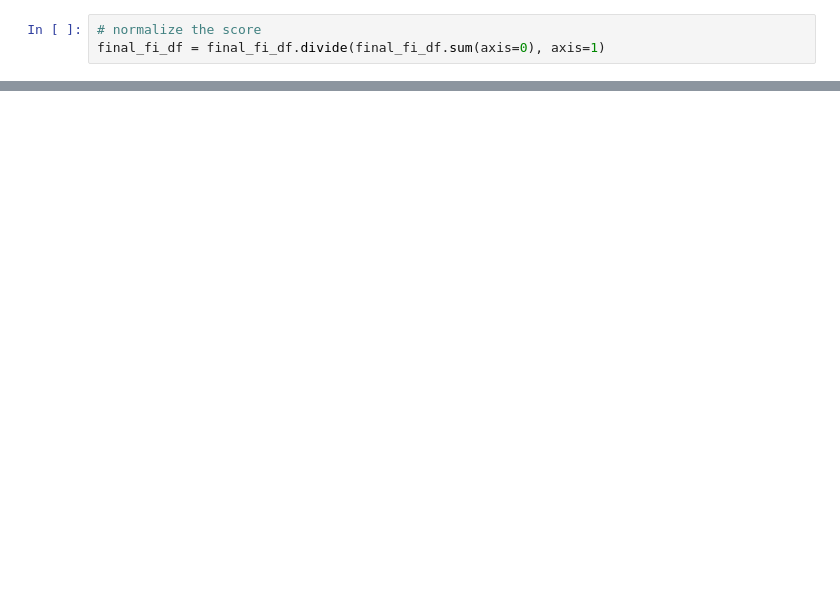
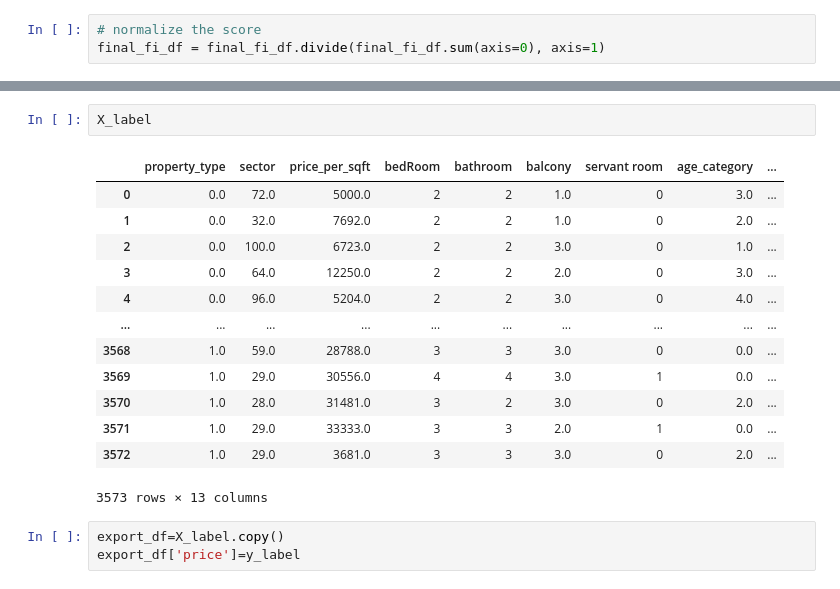
Before and after one commit to SurbhitParashar/RealEstate-ML-CapstoneProject, a Jupyter notebook: featureSelection/feature-selection-v2.ipynb, the cells around one changed output, grey strips where cells are left out. Drawn from its saved outputs; the diff is of its cells as text; blank space fills up the shorter version.

```diff
--- a/featureSelection/feature-selection-v2.ipynb
+++ b/featureSelection/feature-selection-v2.ipynb
@@ -731,0 +753,19 @@ dtype: float64
+# %%
+X_label
+# %% [output]
+|  | property_type | sector | price_per_sqft | bedRoom | bathroom | balcony | servant room | age_category | ... |
+| 0 | 0.0 | 72.0 | 5000.0 | 2 | 2 | 1.0 | 0 | 3.0 | ... |
+| 1 | 0.0 | 32.0 | 7692.0 | 2 | 2 | 1.0 | 0 | 2.0 | ... |
+| 2 | 0.0 | 100.0 | 6723.0 | 2 | 2 | 3.0 | 0 | 1.0 | ... |
+| 3 | 0.0 | 64.0 | 12250.0 | 2 | 2 | 2.0 | 0 | 3.0 | ... |
+| 4 | 0.0 | 96.0 | 5204.0 | 2 | 2 | 3.0 | 0 | 4.0 | ... |
+| ... | ... | ... | ... | ... | ... | ... | ... | ... | ... |
+| 3568 | 1.0 | 59.0 | 28788.0 | 3 | 3 | 3.0 | 0 | 0.0 | ... |
+| 3569 | 1.0 | 29.0 | 30556.0 | 4 | 4 | 3.0 | 1 | 0.0 | ... |
+| 3570 | 1.0 | 28.0 | 31481.0 | 3 | 2 | 3.0 | 0 | 2.0 | ... |
+| 3571 | 1.0 | 29.0 | 33333.0 | 3 | 3 | 2.0 | 1 | 0.0 | ... |
+| 3572 | 1.0 | 29.0 | 3681.0 | 3 | 3 | 3.0 | 0 | 2.0 | ... |
+3573 rows × 13 columns
+# %%
+export_df=X_label.copy()
+export_df['price']=y_label
```
Also changed, not shown: parts of 25 cells of this notebook, 5 other files.
